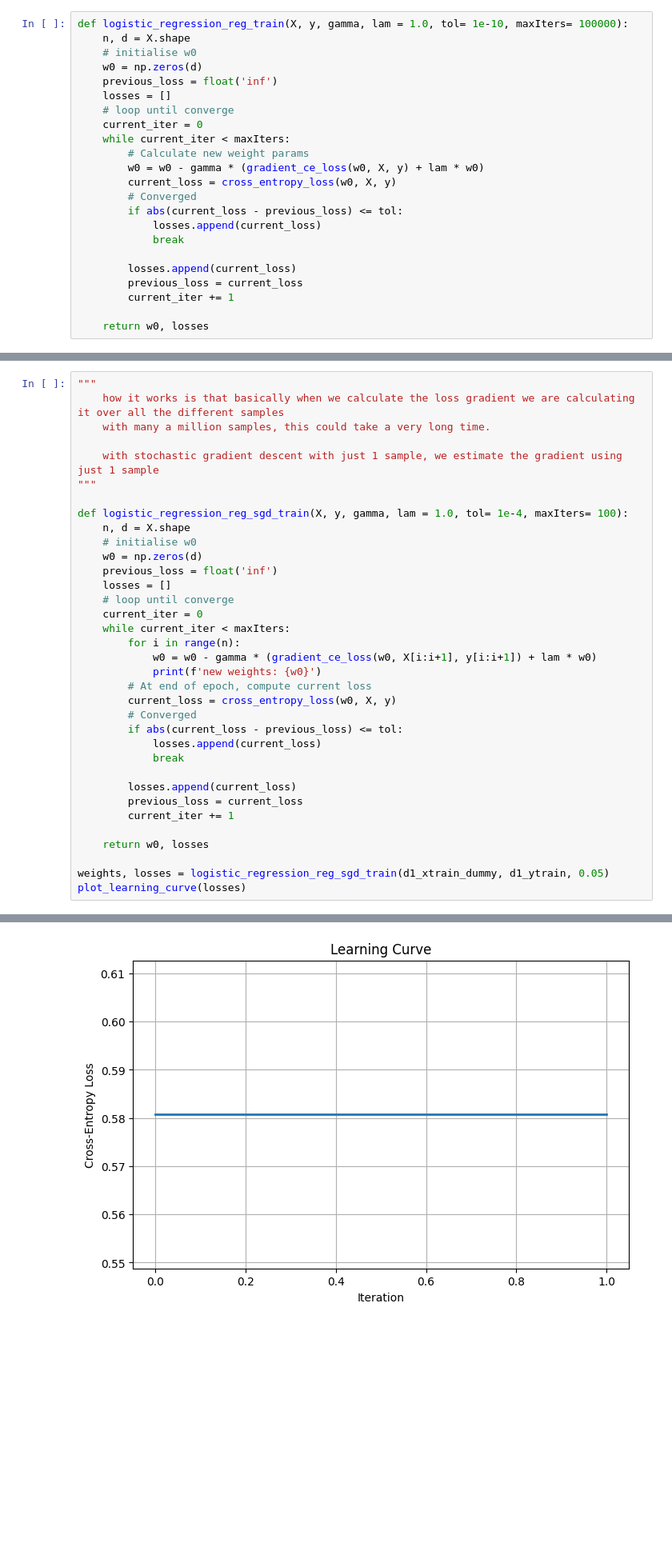
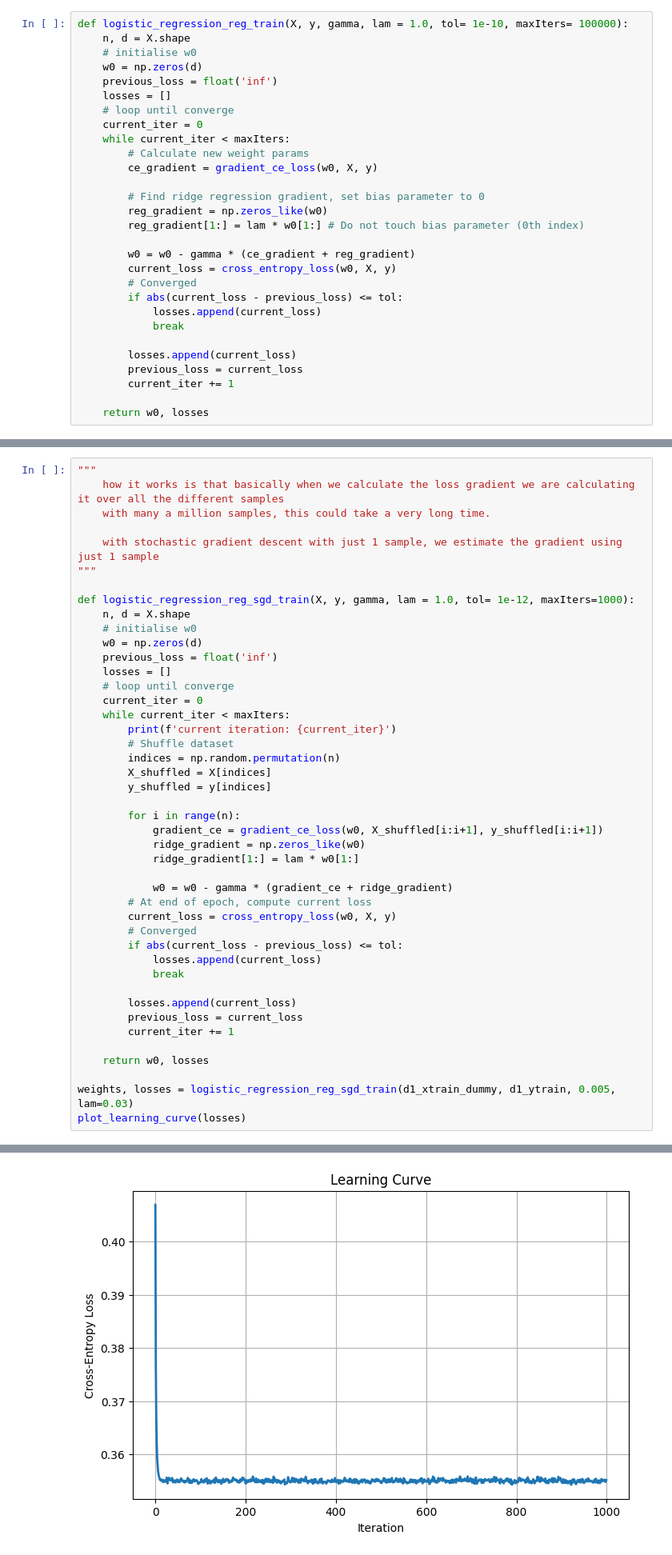
Before and after one commit to sachin-sadhu/ml_p1, a Jupyter notebook: P1.ipynb, the cells around one changed output, grey strips where cells are left out. Shown at 80% size. Cells and saved outputs as stored; diff of their text form; blank space fills up the shorter version.

```diff
--- a/P1.ipynb
+++ b/P1.ipynb
@@ -243,7 +240,13 @@ def logistic_regression_reg_train(X, y, gamma, lam = 1.0, tol= 1e-10, maxIters=
     current_iter = 0
     while current_iter < maxIters:
         # Calculate new weight params
-        w0 = w0 - gamma * (gradient_ce_loss(w0, X, y) + lam * w0)
+        ce_gradient = gradient_ce_loss(w0, X, y)
+
+        # Find ridge regression gradient, set bias parameter to 0
+        reg_gradient = np.zeros_like(w0)
+        reg_gradient[1:] = lam * w0[1:] # Do not touch bias parameter (0th index)
+
+        w0 = w0 - gamma * (ce_gradient + reg_gradient)
         current_loss = cross_entropy_loss(w0, X, y)
         # Converged
         if abs(current_loss - previous_loss) <= tol:
@@ -338,7 +335,7 @@ Implement a stochastic gradient descent algorithm with mini-batch size of 1. You
     with stochastic gradient descent with just 1 sample, we estimate the gradient using just 1 sample
 """
 
-def logistic_regression_reg_sgd_train(X, y, gamma, lam = 1.0, tol= 1e-4, maxIters= 100):
+def logistic_regression_reg_sgd_train(X, y, gamma, lam = 1.0, tol= 1e-12, maxIters=1000):
     n, d = X.shape
     # initialise w0
     w0 = np.zeros(d)
@@ -347,9 +344,18 @@ def logistic_regression_reg_sgd_train(X, y, gamma, lam = 1.0, tol= 1e-4, maxIter
     # loop until converge
     current_iter = 0
     while current_iter < maxIters:
+        print(f'current iteration: {current_iter}')
+        # Shuffle dataset
+        indices = np.random.permutation(n)
+        X_shuffled = X[indices]
+        y_shuffled = y[indices]
+
         for i in range(n):
-            w0 = w0 - gamma * (gradient_ce_loss(w0, X[i:i+1], y[i:i+1]) + lam * w0)
-            print(f'new weights: {w0}')
+            gradient_ce = gradient_ce_loss(w0, X_shuffled[i:i+1], y_shuffled[i:i+1])
+            ridge_gradient = np.zeros_like(w0)
+            ridge_gradient[1:] = lam * w0[1:]
+
+            w0 = w0 - gamma * (gradient_ce + ridge_gradient)
         # At end of epoch, compute current loss
         current_loss = cross_entropy_loss(w0, X, y)
         # Converged
@@ -363,6 +369,6 @@ def logistic_regression_reg_sgd_train(X, y, gamma, lam = 1.0, tol= 1e-4, maxIter
 
     return w0, losses
 
-weights, losses = logistic_regression_reg_sgd_train(d1_xtrain_dummy, d1_ytrain, 0.05)
+weights, losses = logistic_regression_reg_sgd_train(d1_xtrain_dummy, d1_ytrain, 0.005, lam=0.03)
 plot_learning_curve(losses)
 # %% [output]
@@ -386,4 +392,4 @@ new weights: [-0.35057072  0.04879012 -0.03461328 -0.00802015 -0.08384577]
-[figure, old version]
+[figure, new version]
 # %% [markdown]
 ## Question 2 (Fixed basis expansion)
 
```
Also changed, not shown: parts of 6 cells of this notebook.
